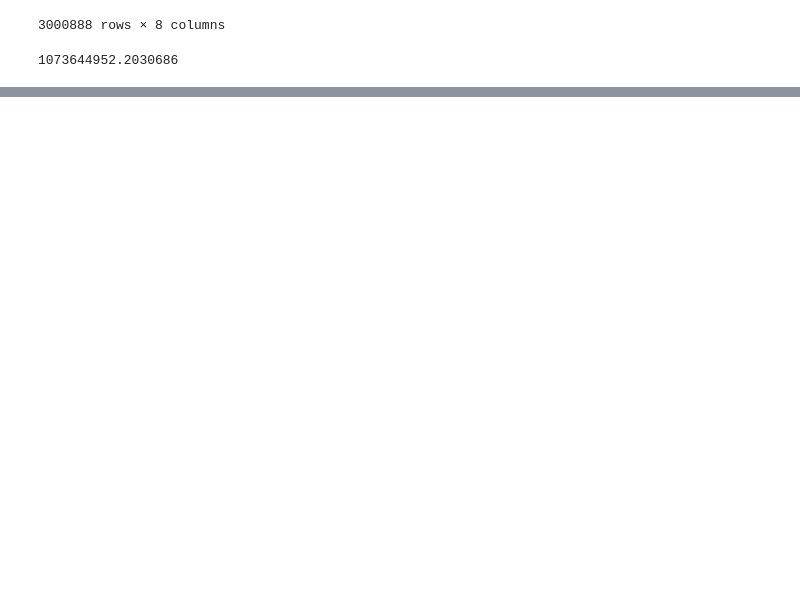
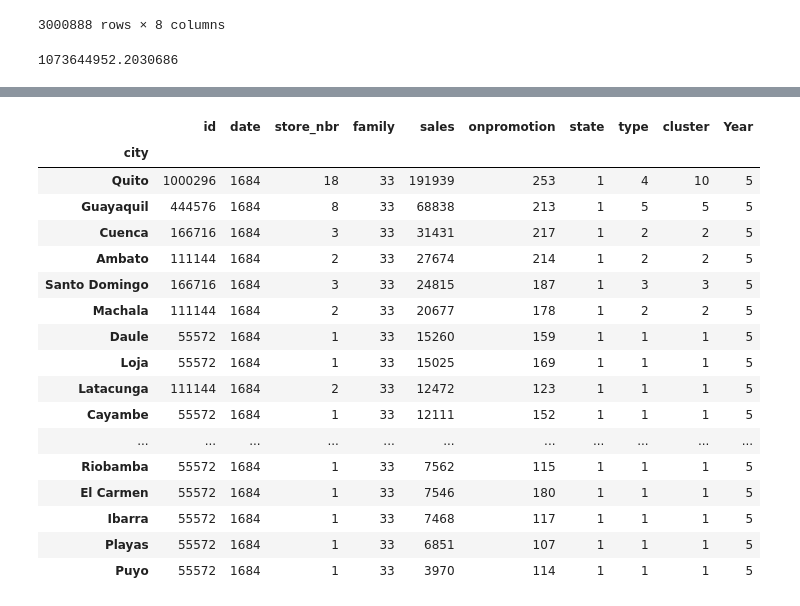
Before and after one commit to mrdaraujo/business_case_869, a Jupyter notebook: notebooks/farah_DataVisualisation_BaseModel.ipynb, the cells around one changed output, grey strips where cells are left out. Saved outputs shown, nothing was run; the diff lists cells and outputs as text; code cells hidden in the pictures; blank space fills up the shorter version.

```diff
--- a/notebooks/farah_DataVisualisation_BaseModel.ipynb
+++ b/notebooks/farah_DataVisualisation_BaseModel.ipynb
@@ -580,0 +532,21 @@ data_train_merge_stores_2[]
+# %%
+data_train_merge_stores.groupby('city').nunique().sort_values("sales", ascending = False)
+# %% [output]
+|  | id | date | store_nbr | family | sales | onpromotion | state | type | cluster | Year |
+| city |  |  |  |  |  |  |  |  |  |  |
+| Quito | 1000296 | 1684 | 18 | 33 | 191939 | 253 | 1 | 4 | 10 | 5 |
+| Guayaquil | 444576 | 1684 | 8 | 33 | 68838 | 213 | 1 | 5 | 5 | 5 |
+| Cuenca | 166716 | 1684 | 3 | 33 | 31431 | 217 | 1 | 2 | 2 | 5 |
+| Ambato | 111144 | 1684 | 2 | 33 | 27674 | 214 | 1 | 2 | 2 | 5 |
+| Santo Domingo | 166716 | 1684 | 3 | 33 | 24815 | 187 | 1 | 3 | 3 | 5 |
+| Machala | 111144 | 1684 | 2 | 33 | 20677 | 178 | 1 | 2 | 2 | 5 |
+| Daule | 55572 | 1684 | 1 | 33 | 15260 | 159 | 1 | 1 | 1 | 5 |
+| Loja | 55572 | 1684 | 1 | 33 | 15025 | 169 | 1 | 1 | 1 | 5 |
+| Latacunga | 111144 | 1684 | 2 | 33 | 12472 | 123 | 1 | 1 | 1 | 5 |
+| Cayambe | 55572 | 1684 | 1 | 33 | 12111 | 152 | 1 | 1 | 1 | 5 |
+| ... | ... | ... | ... | ... | ... | ... | ... | ... | ... | ... |
+| Riobamba | 55572 | 1684 | 1 | 33 | 7562 | 115 | 1 | 1 | 1 | 5 |
+| El Carmen | 55572 | 1684 | 1 | 33 | 7546 | 180 | 1 | 1 | 1 | 5 |
+| Ibarra | 55572 | 1684 | 1 | 33 | 7468 | 117 | 1 | 1 | 1 | 5 |
+| Playas | 55572 | 1684 | 1 | 33 | 6851 | 107 | 1 | 1 | 1 | 5 |
+| Puyo | 55572 | 1684 | 1 | 33 | 3970 | 114 | 1 | 1 | 1 | 5 |
```
Also changed, not shown: parts of 70 cells of this notebook.
